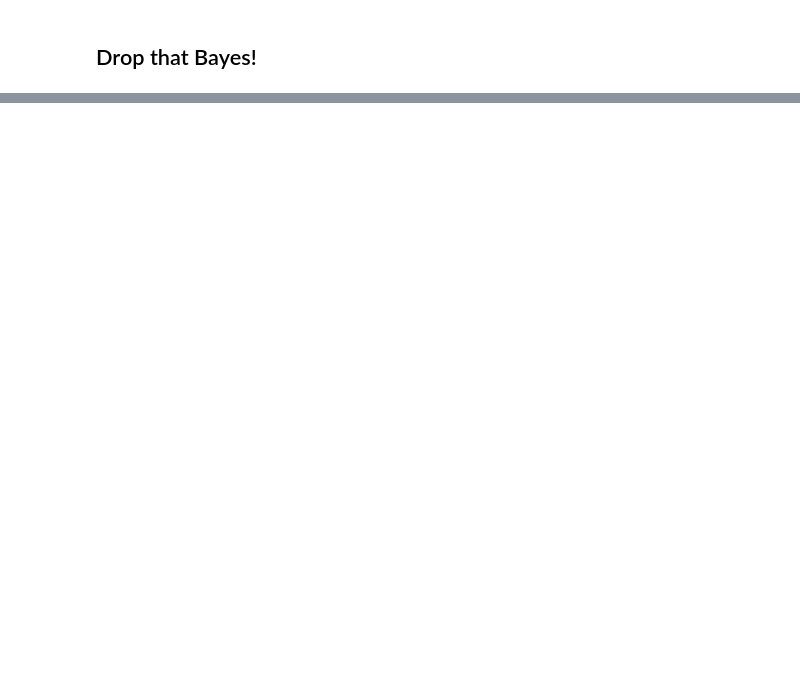
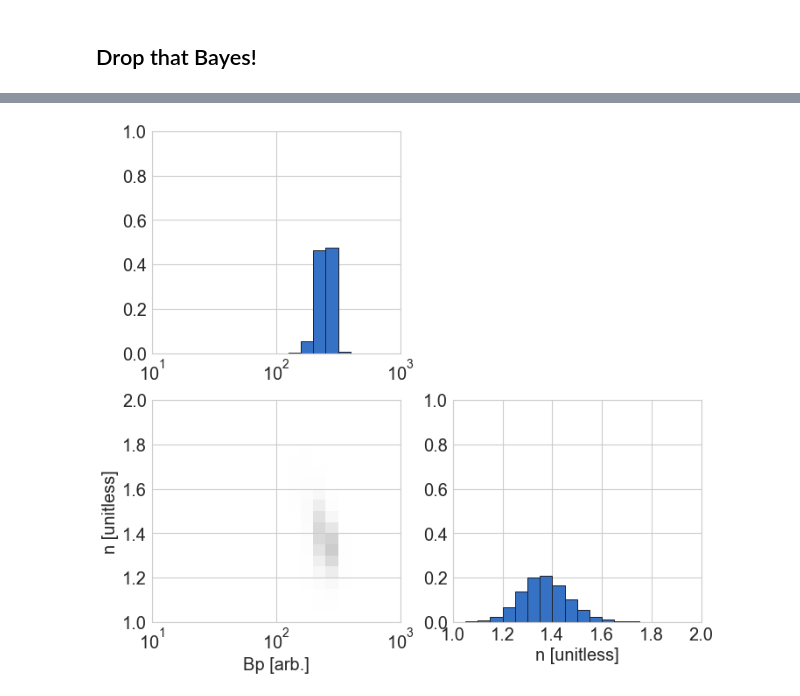
Before and after one commit to PV-Lab/bayesim, a Jupyter notebook: examples/diode/ideal_diode.ipynb, the cells around one changed output, grey strips where cells are left out. Saved outputs shown, nothing was run; the diff lists cells and outputs as text; code cells hidden in the pictures; blank space fills up the shorter version.

```diff
--- a/examples/diode/ideal_diode.ipynb
+++ b/examples/diode/ideal_diode.ipynb
@@ -148,5 +144,7 @@ time to subdivide!
 # %%
-#m.probs.visualize()
+m.probs.visualize()
+# %% [output]
+[figure, added]
 # %%
 m.probs.most_probable(10)
 # %% [output]
```
Also changed, not shown: parts of 13 cells of this notebook, 8 other files.
